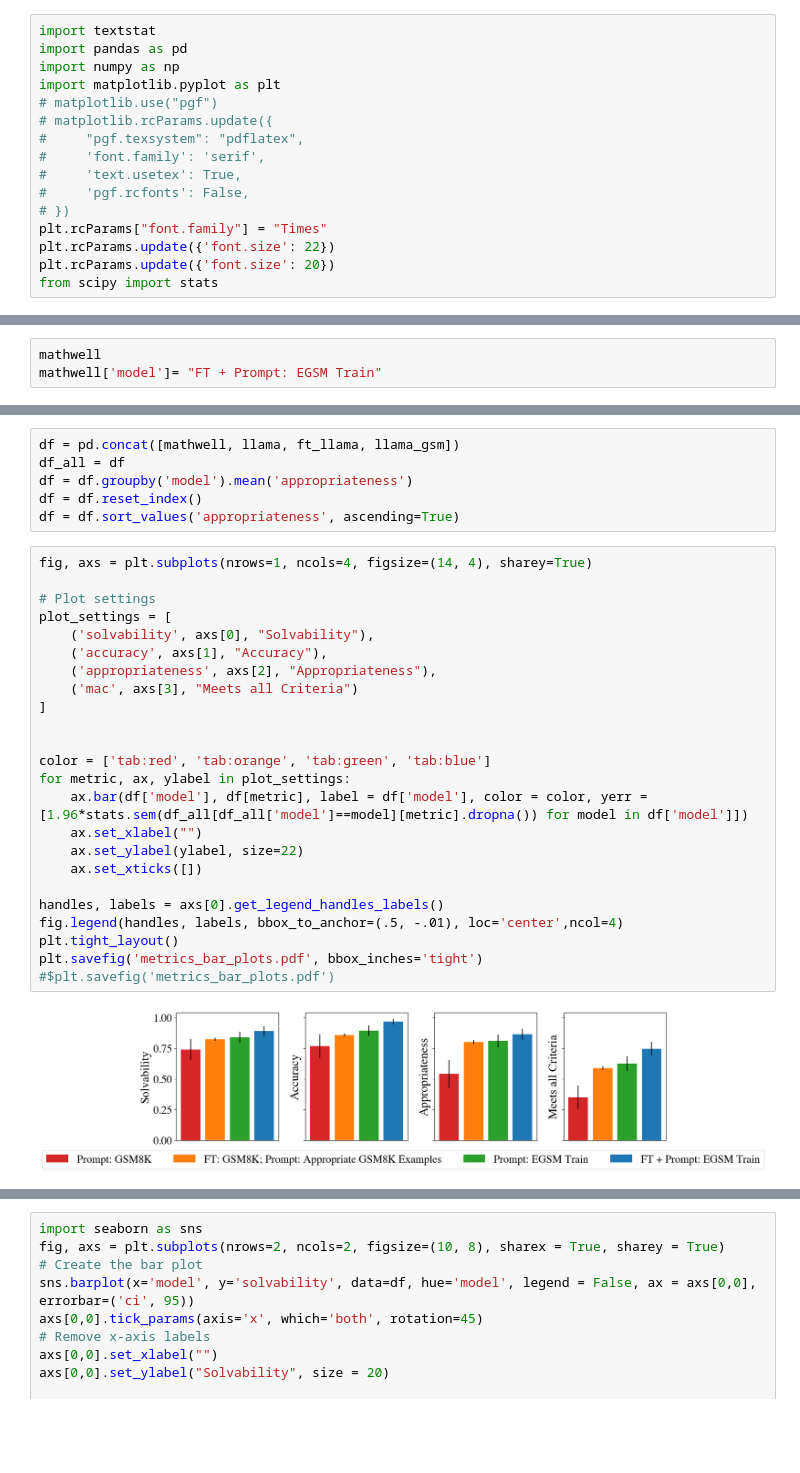
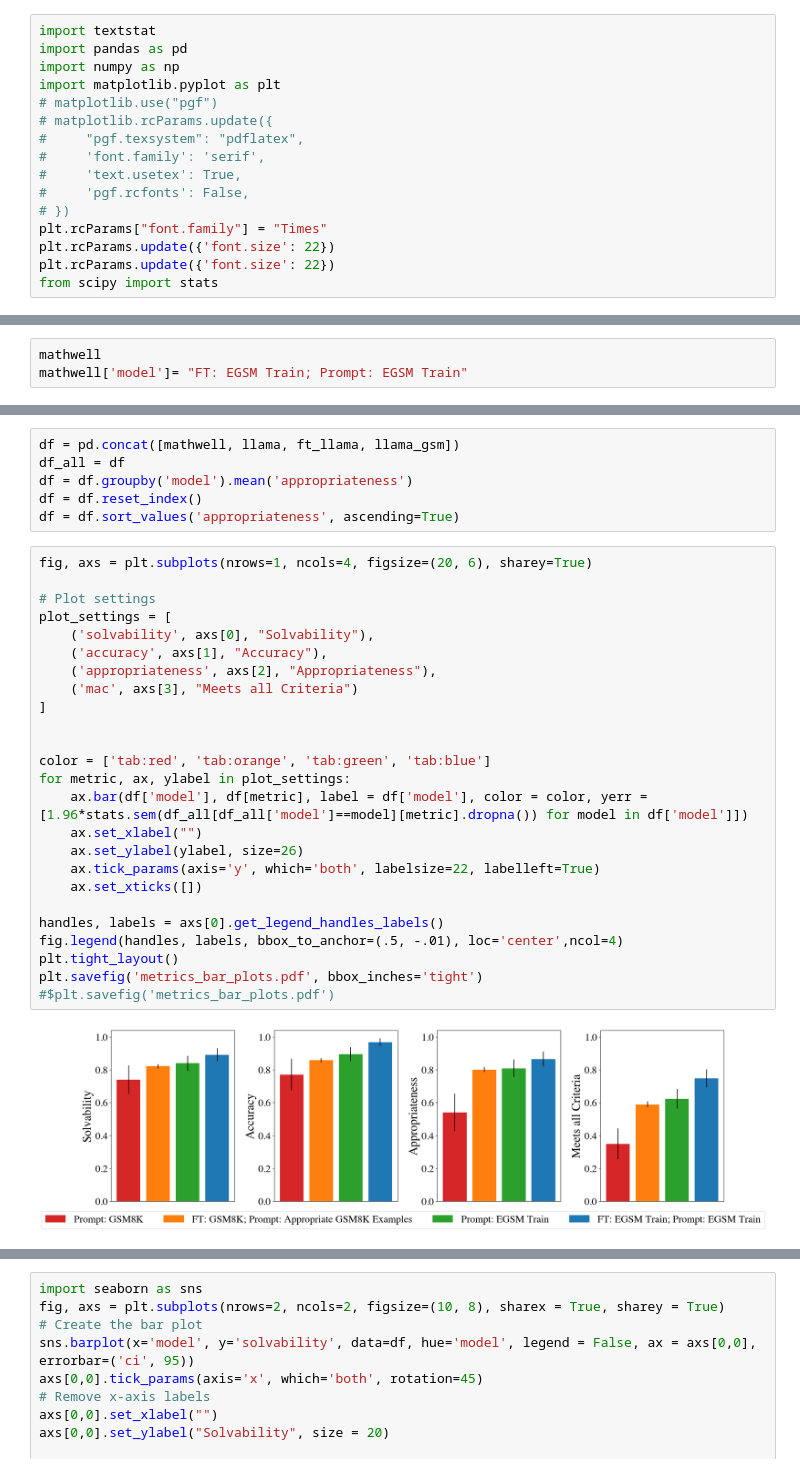
Before and after one commit to bryanchrist/llama2-70b, a Jupyter notebook: Visualize_Improvements.ipynb, the cells around one changed output, grey strips where cells are left out. Cells and saved outputs as stored; diff of their text form; blank space fills up the shorter version.

```diff
--- a/Visualize_Improvements.ipynb
+++ b/Visualize_Improvements.ipynb
@@ -12,7 +12,7 @@ import matplotlib.pyplot as plt
 # })
 plt.rcParams["font.family"] = "Times"
 plt.rcParams.update({'font.size': 22})
-plt.rcParams.update({'font.size': 20})
+plt.rcParams.update({'font.size': 22})
 from scipy import stats
 # %%
 annotations = pd.read_csv("data/llama_gsm_evaluations.csv")
@@ -23,7 +23,7 @@ ft_llama = ft_annotations[ft_annotations['model']=="finetuned_llama"]
 llama_gsm = annotations[annotations['model']=="llama_gsm"]
 # %%
 mathwell
-mathwell['model']= "FT + Prompt: EGSM Train"
+mathwell['model']= "FT: EGSM Train; Prompt: EGSM Train"
 # %% [output]
 A value is trying to be set on a copy of a slice from a DataFrame.
 Try using .loc[row_indexer,col_indexer] = value instead
@@ -71,28 +71,29 @@ df = df.groupby('model').mean('appropriateness')
 df = df.reset_index()
 df = df.sort_values('appropriateness', ascending=True)
 # %%
-fig, axs = plt.subplots(nrows=1, ncols=4, figsize=(14, 4), sharey=True)
+fig, axs = plt.subplots(nrows=1, ncols=4, figsize=(20, 6), sharey=True)
 
 # Plot settings
 plot_settings = [
     ('solvability', axs[0], "Solvability"),
     ('accuracy', axs[1], "Accuracy"),
     ('appropriateness', axs[2], "Appropriateness"),
     ('mac', axs[3], "Meets all Criteria")
 ]
 
 
 color = ['tab:red', 'tab:orange', 'tab:green', 'tab:blue']
 for metric, ax, ylabel in plot_settings:
     ax.bar(df['model'], df[metric], label = df['model'], color = color, yerr = [1.96*stats.sem(df_all[df_all['model']==model][metric].dropna()) for model in df['model']])
     ax.set_xlabel("")
-    ax.set_ylabel(ylabel, size=22)
+    ax.set_ylabel(ylabel, size=26)
+    ax.tick_params(axis='y', which='both', labelsize=22, labelleft=True)
     ax.set_xticks([])
 
 handles, labels = axs[0].get_legend_handles_labels()
 fig.legend(handles, labels, bbox_to_anchor=(.5, -.01), loc='center',ncol=4)
 plt.tight_layout()
 plt.savefig('metrics_bar_plots.pdf', bbox_inches='tight')
 #$plt.savefig('metrics_bar_plots.pdf')
 # %% [output]
-[figure, old version]
+[figure, new version]
```
Also changed, not shown: parts of 2 cells of this notebook, 13 other files.
